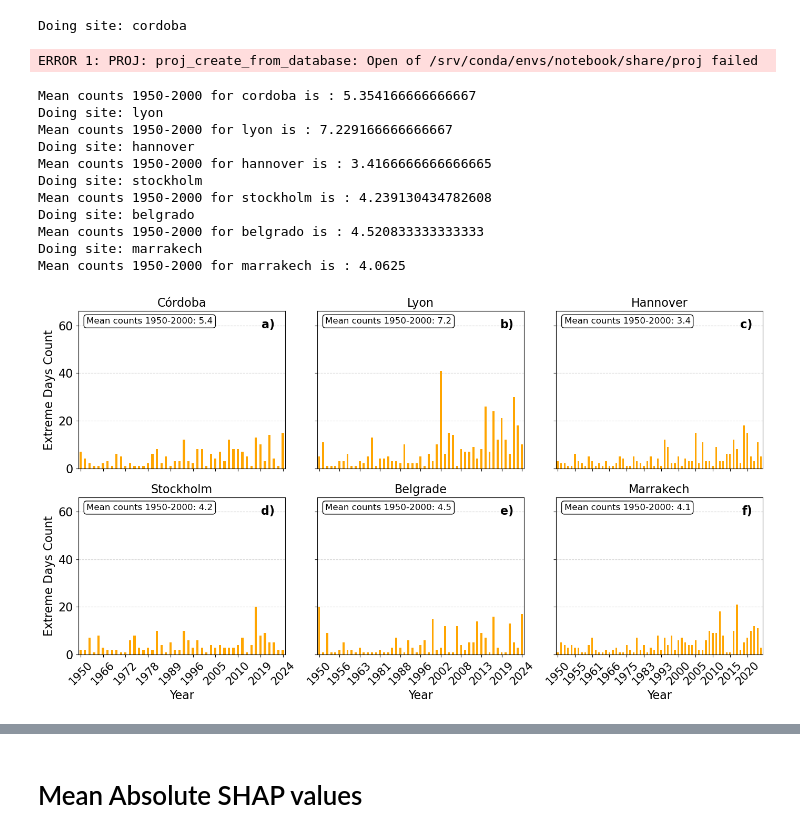
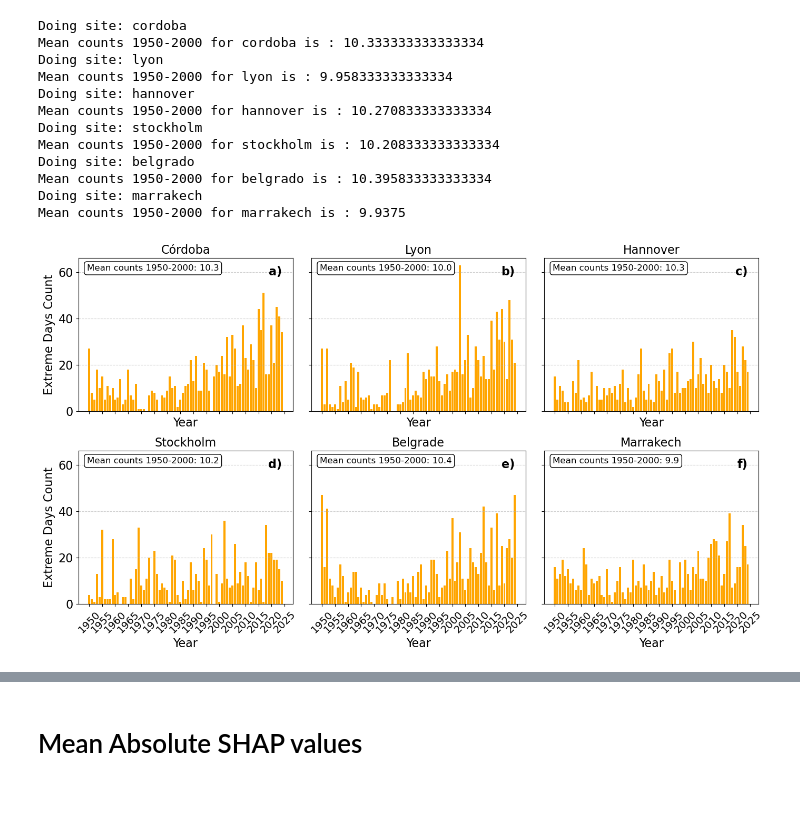
Before and after one commit to brunagravalos/quantifydrivershw-bruna, a Jupyter notebook: src/quantifydrivers/notebooks/shap_values_all_locations.ipynb, the cells around one changed output, grey strips where cells are left out. Drawn from its saved outputs; the diff is of its cells as text; code cells hidden in the pictures; blank space fills up the shorter version.

```diff
--- a/src/quantifydrivers/notebooks/shap_values_all_locations.ipynb
+++ b/src/quantifydrivers/notebooks/shap_values_all_locations.ipynb
@@ -37,119 +29,97 @@ Provides a plot with the sum of yearly extreme counts. Includes a computation of
 # %%
+import numpy as np
+import pandas as pd
+import matplotlib.pyplot as plt
+import pickle
+import matplotlib.ticker as ticker
 
-# List of site names (file identifiers) and their display titles for plots
 sites = ['cordoba', 'lyon', 'hannover', 'stockholm', 'belgrado', 'marrakech']
 sites_title = ['Córdoba', 'Lyon', 'Hannover', 'Stockholm', 'Belgrade', 'Marrakech']
 
-# Create subplots with shared axes - 2 rows, 3 columns
+# Create subplots with shared axes
 fig, axes = plt.subplots(2, 3, figsize=(14, 8), sharey='row', sharex='col')
-# Flatten the 2D array of axes to 1D for easier iteration
 axes = axes.flatten()
 
-# Create date range from 1950 to 2024 with daily frequency
 date_range = pd.date_range(start='1950-01-01', end='2024-12-31', freq='D')
-# Filter dates to only include June, July, August months, excluding July 31, 2024
 filtered_dates = np.array([
     d for d in date_range
     if d.month in [6, 7, 8] and not (d.year == 2024 and d.month == 7 and d.day == 31)
 ])
 
 
-# Loop through each site to create individual plots
 for i, site in enumerate(sites):
     print(f"Doing site: {site}")
 
-    # Load dataset for the current site using custom function
-    dataset = functions_NN_extremes.ERA5LandDataset_extremes_location_swvl_averaged(file_path=f"/gpfs/scratch/bsc32/bsc167965/tfm_data/era5_land/lagged_anomalies_and_event_detection/98p_{site}_lagged_standarized_anomalies_and_extreme_detection.nc", start_date="1950-01-03", end_date="2024-12-31", months=[6,7,8])
+    dataset = functions_ML.ERA5LandDataset_extremes_location_swvl_averaged(file_path=f"/gpfs/scratch/bsc32/bsc167965/tfm_data/era5_land/lagged_anomalies_and_event_detection/90p_{site}_lagged_standarized_anomalies_and_extreme_detection.nc", start_date="1950-01-03", end_date="2024-12-31", months=[6,7,8])
 
 
-    # Extract true labels from the dataset (extreme event indicators)
     y_true = dataset.labels
 
-    # Create DataFrame with dates and corresponding labels
     df = pd.DataFrame({
         'date': filtered_dates,
         'label': y_true
     })
-    # Extract year from date for grouping
     df['year'] = pd.DatetimeIndex(df['date']).year
-    # Count number of extreme days (label = 1) per year
     counts = df[df['label'] == 1].groupby('year').size()
-    # Ensure proper grouping (redundant but safe)
     counts = counts.groupby(counts.index).sum()
-    # Sort by year index
     counts = counts.sort_index()
-    # Convert index to integer years
     counts.index = counts.index.astype(int)
-    # Calculate mean extreme days count for baseline period (1950-2000)
     mean_counts = np.mean(counts[:48])
     print(f"Mean counts 1950-2000 for {site} is : {mean_counts}")
 
-    # Get the current subplot axis
     ax = axes[i]
-    # Clear any existing content
     ax.clear()
-    # Create bar plot of yearly extreme counts
-    counts.plot(kind='bar', ax=ax, color='orange')
-    # Set title using formatted site name
+    #counts.plot(kind='bar', ax=ax, color='orange')
+    ax.bar(counts.index, counts.values, color='orange', width=0.8)
+
     ax.set_title(sites_title[i],fontsize=16)
-    # Set x-axis label
     ax.set_xlabel('Year', fontsize=16)
 
-    # Add subplot label (a), b), c), etc.) in top-right corner
     ax.text(0.95, 0.95, f'{chr(97+i)})',  # 97 is ASCII for 'a'
             transform=ax.transAxes,
             fontsize=16,
             fontweight='bold',
             va='top',
             ha='right')
 
-    # Only set ylabel for leftmost plots (first column)
+    # Only set ylabel for leftmost plots
     if i % 3 == 0:
         ax.set_ylabel('Extreme Days Count', fontsize=16)
 
-    # Set x-axis ticks to show every 5 years
-    ax.xaxis.set_major_locator(ticker.MultipleLocator(5))
-    # Set x-axis tick label font size
-    ax.tick_params(axis='x', labelsize=15)
-    # Rotate x-axis labels for better readability
+    ax.xaxis.set_major_locator(ticker.MultipleLocator(5))  # every 5 years
+    ax.tick_params(axis='x', labelsize=14)
     for tick in ax.get_xticklabels():
         tick.set_rotation(45)
 
-    # Set y-axis tick label font size
     ax.tick_params(axis='y', labelsize=16)
-    # Add horizontal grid lines for easier reading
     ax.grid(axis='y', linestyle='--', alpha=0.6)
 
-    # Add text box showing mean counts for baseline period
     ax.text(0.04, 0.96,
                f"Mean counts 1950-2000: {mean_counts:.1f}",
                transform=ax.transAxes,
                fontsize=12,
                verticalalignment='top',
                bbox=dict(boxstyle="round", facecolor="white"))
 
-    # Set consistent y-axis limits across all plots
     ax.set_ylim(0,66)
 
-# Adjust layout to prevent overlapping elements
+
+#plt.suptitle("Yearly Extreme Count of the different Locations",fontsize=15)
 plt.tight_layout()
-# Save the figure as PDF
-plt.savefig("/home/bsc/bsc167965/TFM/input_data/arnau-tfm/plots/98p_yearly_counts_extremes_locations.pdf")
-# Display the plot
+plt.savefig("/home/bsc/bsc167965/TFM/input_data/arnau-tfm/plots/90p_yearly_counts_extremes_locations.pdf")
 plt.show()
 # %% [output]
 Doing site: cordoba
+Mean counts 1950-2000 for cordoba is : 10.333333333333334
+Doing site: lyon
+Mean counts 1950-2000 for lyon is : 9.958333333333334
+Doing site: hannover
+Mean counts 1950-2000 for hannover is : 10.270833333333334
+Doing site: stockholm
+Mean counts 1950-2000 for stockholm is : 10.208333333333334
+Doing site: belgrado
+Mean counts 1950-2000 for belgrado is : 10.395833333333334
+Doing site: marrakech
+Mean counts 1950-2000 for marrakech is : 9.9375
-ERROR 1: PROJ: proj_create_from_database: Open of /srv/conda/envs/notebook/share/proj failed
-Mean counts 1950-2000 for cordoba is : 5.354166666666667
-Doing site: lyon
-Mean counts 1950-2000 for lyon is : 7.229166666666667
-Doing site: hannover
-Mean counts 1950-2000 for hannover is : 3.4166666666666665
-Doing site: stockholm
-Mean counts 1950-2000 for stockholm is : 4.239130434782608
-Doing site: belgrado
-Mean counts 1950-2000 for belgrado is : 4.520833333333333
-Doing site: marrakech
-Mean counts 1950-2000 for marrakech is : 4.0625
-[figure, old version]
+[figure, new version]
 # %% [markdown]
```
Also changed, not shown: parts of 15 cells of this notebook, 20 other files.
